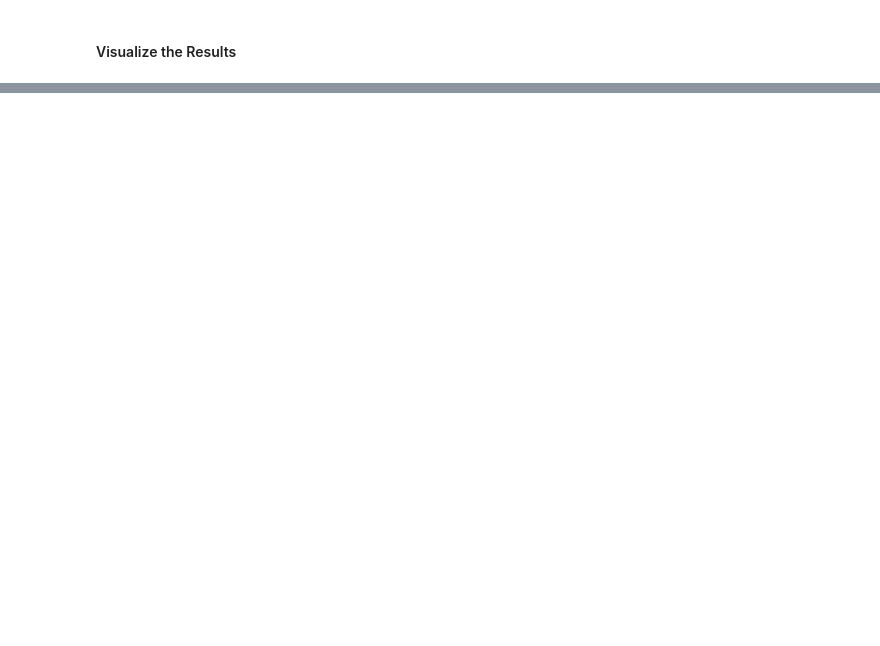
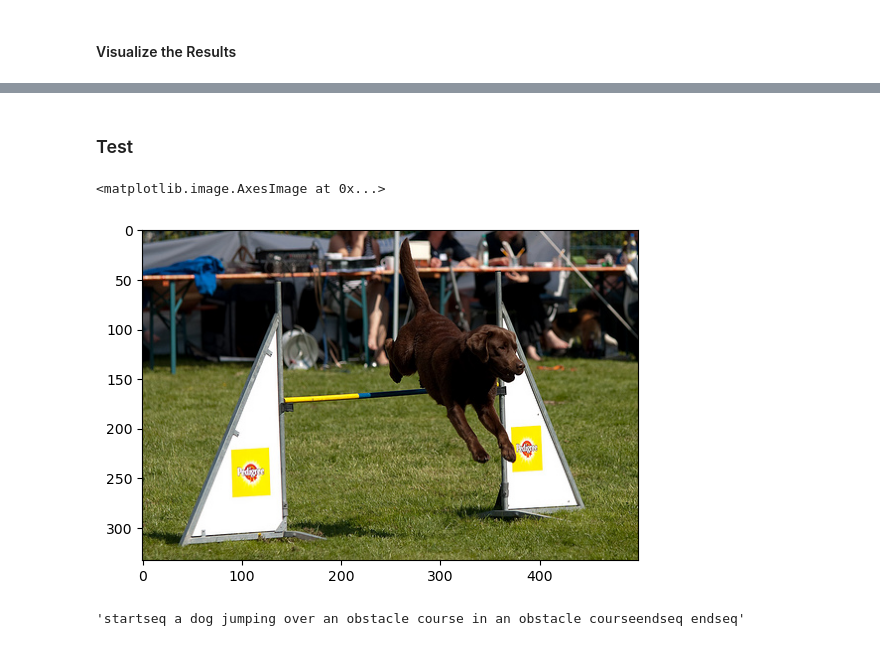
Before and after one commit to Unstery/AI_Sauvat_Faisant, a Jupyter notebook: TP3-8/exercice3_image_to_text.ipynb, the cells around one changed output, grey strips where cells are left out. Drawn from its saved outputs; the diff is of its cells as text; code cells hidden in the pictures; blank space fills up the shorter version.

```diff
--- a/TP3-8/exercice3_image_to_text.ipynb
+++ b/TP3-8/exercice3_image_to_text.ipynb
@@ -346 +356,3 @@ Predicted Caption
 [figure]
+# %% [markdown]
+### Test
@@ -346,0 +370,16 @@ Predicted Caption
+# %%
+image_path = './kaggle/input/flickr8k/Images/3474406285_01f3d24b71.jpg'
+plt.imshow(Image.open(image_path))
+# %% [output]
+<matplotlib.image.AxesImage at 0x...>
+[figure, added]
+# %%
+image = load_img(image_path, target_size=(224, 224))
+image = img_to_array(image)
+image = image.reshape((1, image.shape[0], image.shape[1], image.shape[2]))
+image = preprocess_input(image)
+feature = vgg_model.predict(image, verbose=0)
+
+predict_caption(model, feature, tokenizer, 33)
+# %% [output]
+'startseq a dog jumping over an obstacle course in an obstacle courseendseq endseq'
```
Also changed, not shown: parts of 20 cells of this notebook, 5 other files.
